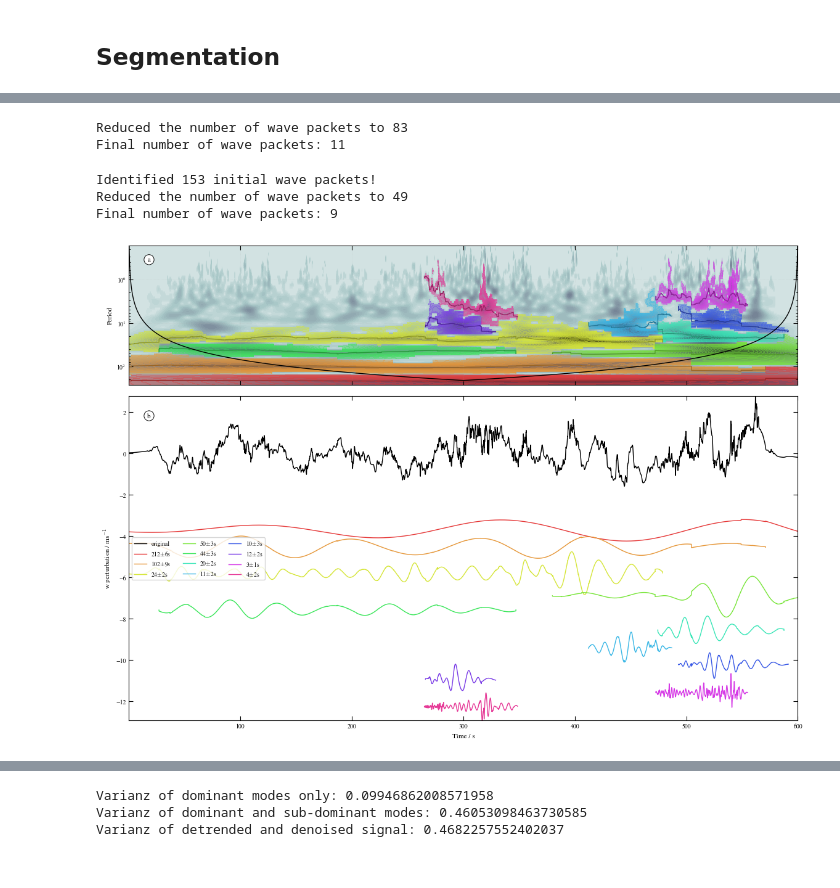
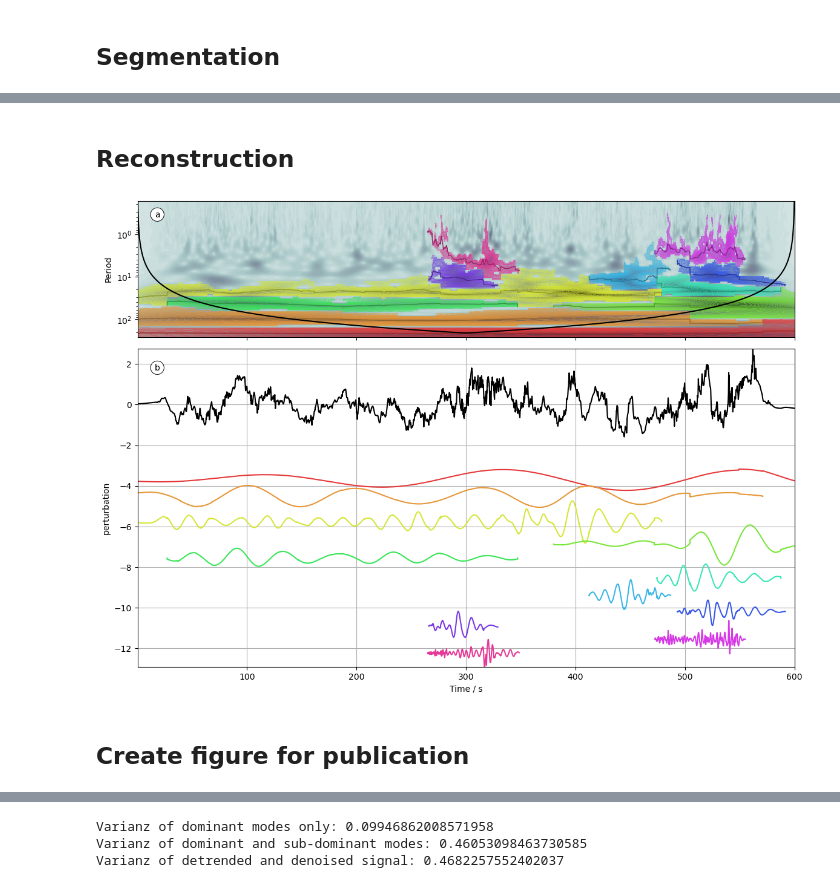
Before and after one commit to Waveguyde/WAVEGUISE, a Jupyter notebook: notebooks/10-1D_Strateole_2.ipynb, the cells around one changed output, grey strips where cells are left out. Saved outputs shown, nothing was run; the diff lists cells and outputs as text; code cells hidden in the pictures.

```diff
--- a/notebooks/10-1D_Strateole_2.ipynb
+++ b/notebooks/10-1D_Strateole_2.ipynb
@@ -132,6 +112,15 @@ for i in range(len(time)):
 ## Segmentation
 # %%
 WAS        = np.abs(denoised_cwt['decomposition'])
-seg_v1     = one.wavefield_segmentation_1d(WAS,noise_floor/2,connectivity_order=2)
+seg_v1     = one.wavefield_segmentation_1d(WAS,noise_level/2,connectivity_order=2)
 print('Identified', np.max(seg_v1), 'initial wave packets!')
+WP_labels      = np.arange(1,np.max(seg_v1)+1)
+k     = 2*np.pi/cwt_result['period']
+eps   = np.abs(np.diff(np.log(k)))[0]
+cluster_labels = one.find_clusters_in_freq(denoised_cwt, seg_v1, eps=eps)
+cluster_map    = one.build_cluster_map_with_noise(WP_labels,cluster_labels)
+seg_v2         = one.relabel_by_x_overlap(seg_v1, cluster_map)
+print('Reduced the number of wave packets to', np.max(seg_v2))
+seg_v3         = one.variance_filter(denoised_cwt, seg_v2, var_threshold=0.95)
+print('Final number of wave packets:', np.max(seg_v3))
 # %% [output]
@@ -143,34 +130,4 @@ noise_floor
-# %%
-WP_labels      = np.arange(1,np.max(seg_v1)+1)
-k     = 2*np.pi/cwt_result['period']
-eps   = np.abs(np.diff(np.log(k)))[0]
-cluster_labels = one.find_clusters_in_freq(denoised_cwt, seg_v1, eps=eps)
-cluster_map    = one.build_cluster_map_with_noise(WP_labels,cluster_labels)
-seg_v2         = one.relabel_by_x_overlap(seg_v1, cluster_map)
-print('Reduced the number of wave packets to', np.max(seg_v2))
-seg_v3         = one.variance_filter(denoised_cwt, seg_v2, var_threshold=0.95)
-print('Final number of wave packets:', np.max(seg_v3))
-# %% [output]
-Reduced the number of wave packets to 83
-Final number of wave packets: 11
-# %%
-noise = np.random.normal(0,noise_floor,len(time))
-noise_cwt = transform.decompose1d(noise, dt, s0, dj, js, opts={'param': 2*np.pi}, mode='scaled', dtype=np.complex128)
-a, noise_WAS = one.fit_global_WAS(noise_cwt['scale'],np.mean(np.abs(noise_cwt['decomposition']),axis=1))
-
-WAS    = np.abs(denoised_cwt['decomposition'])
-seg_v1 = one.wavefield_segmentation_1d(WAS/noise_WAS[:,None],1,connectivity_order=2)
-print('Identified', np.max(seg_v1), 'initial wave packets!')
-WP_labels      = np.arange(1,np.max(seg_v1)+1)
-cluster_labels = one.find_clusters_in_freq(denoised_cwt, seg_v1, eps=0.09)
-cluster_map    = one.build_cluster_map_with_noise(WP_labels,cluster_labels)
-seg_v2         = one.relabel_by_x_overlap(seg_v1, cluster_map)
-print('Reduced the number of wave packets to', np.max(seg_v2))
-seg_v3         = one.variance_filter(denoised_cwt, seg_v2, var_threshold=0.95)
-print('Final number of wave packets:', np.max(seg_v3))
-# %% [output]
-Identified 153 initial wave packets!
-Reduced the number of wave packets to 49
-Final number of wave packets: 9
+# %% [markdown]
+## Reconstruction
 # %%
 recon_seg, amp_seg, freq_seg = one.recon_WP_and_properties_1d(denoised_cwt,seg_v3)
@@ -179,7 +157,7 @@ per_seg = 2*np.pi/freq_seg
 WAS = np.abs(cwt_result['decomposition'])
 
 N_waves = np.max(seg_v3)
-colors  = pt.get_distinct_colors(N_waves)
+colors  = get_distinct_colors(N_waves)
 
 TIME, PERIOD = np.meshgrid(time, cwt_result["period"])
 
@@ -188,12 +166,9 @@ gskw = {"hspace": 0.05, "wspace": 0.05, "width_ratios": [1], "height_ratios": [3
 
 fig, ax=plt.subplots(2, 1, figsize=(14,10), gridspec_kw=gskw, sharex=True)
 
-#plot_WAS = ax[0].contourf(TIME, PERIOD, WAS, levels=np.linspace(-0.1,np.max(WAS),51), cmap='bone_r')
-plot_WAS = ax[0].contourf(TIME, PERIOD, np.abs(denoised_cwt['decomposition']), levels=np.linspace(-0.1,np.max(WAS),51), cmap='bone_r')
-#plt.colorbar(plot_WAS, location="right", orientation="vertical", label="Wave amplitude / ms$^{-1}$")
+plot_WAS = ax[0].contourf(TIME, PERIOD, WAS, levels=np.linspace(-0.1,np.max(WAS),51), cmap='bone_r')
 ax[0].set_yscale("log")
 ax[0].set_ylabel("Period")
-#ax[0].set_yticks([0.5,1,2,6,12,24,48,4*24,11*24],['30min','1h','2h','6h','12h','24h','2d','4d','11d'])
 ax[0].set_ylim([np.max(cwt_result['period']),np.min(cwt_result['period'])])
 
 ax[1].tick_params(which="both", labelbottom=True, labeltop=False)
@@ -207,50 +182,42 @@ for lab in np.unique(seg_v3):
         continue
 
     # Create a noise WAS as proper reference
-    noise = np.random.normal(0,noise_floor,len(time))
+    noise = np.random.normal(0,noise_level,len(time))
     noise_cwt = transform.decompose1d(noise, dt, s0, dj, js, opts={'param': 2*np.pi}, mode='scaled', dtype=np.complex128)
     noise_WAS = one.get_noise_WAS(noise_cwt['scale'],np.mean(np.abs(noise_cwt['decomposition']),axis=1))
 
     mask = (seg_v3 == lab) & (WAS > noise_WAS[:,None])
-
-    #y0 = np.mean(freq_seg[lab,:])
     masked_WAS = np.ma.masked_where(~mask, WAS)
     # Base color
     base = mcolors.to_rgb(colors[lab-1])
 
     # Create custom colormap: white -> orange -> black
     cmap = mcolors.LinearSegmentedColormap.from_list(
         "white_orange_black",
         [(0.0, base),(0.5, base),(1.0, base)]
     )
     ax[0].contourf(TIME, PERIOD, masked_WAS, levels=np.linspace(0,np.max(WAS),51), cmap=cmap, alpha=0.4)
-    #ax[0].text(ds['time'].isel(time=0),y0,labels[lab-1])
-    ax[0].plot(time, per_seg[lab-1,:], c=pt.darken(colors[lab-1],factor=0.67), linewidth=1)
+    ax[0].plot(time, per_seg[lab-1,:], c=darken(colors[lab-1],factor=0.67), linewidth=1)
 
 x2 = time
 order=2*np.pi
 coi_x = np.minimum(x2,x2[-1]-x2)
 coi_boundary_scale = coi_x / np.sqrt(2)
 coi_boundary_wavelength = 4*np.pi*coi_boundary_scale/(order+np.sqrt(2+order**2))
 ax[0].plot(time, coi_boundary_wavelength, c='k')
-#ax[0].fill_between(ds['time'], coi_boundary_wavelength, y2=np.max(cwt_result['period']), hatch='/', color='grey', alpha=0.5)
 
-offset = pt.compute_offsets(wavy_stuff,amp_seg)
+offset = compute_offsets(wavy_stuff,amp_seg)
 
 # ORIGINAL
 ax[1].plot(time, wavy_stuff, c='k', label='original')
-ax[1].set_ylabel('w perturbation / ms$^{-1}$')
+ax[1].set_ylabel('perturbation')
 ax[1].set_ylim([2*offset[-1]-offset[-2],np.max(np.abs(wavy_stuff))])
-#ax[1].set_yticks([-10,-9,-8,-7,-6,-5,-4,-3,-2,-1,0,1,2],['','','','','','','','','-2','-1','0','1','2'])
 
 for idx in range(N_waves):
-    ax[1].plot(time,np.where(amp_seg[idx]==0,np.nan,recon_seg[idx]+offset[idx]),c=colors[idx],label=f"{np.mean(per_seg[idx,amp_seg[idx]>0]):.0f}$\pm${np.std(per_seg[idx,amp_seg[idx]>0]):.0f}s")
+    ax[1].plot(time,np.where(amp_seg[idx]==0,np.nan,recon_seg[idx]+offset[idx]),c=colors[idx])
 
 ax[0].text(0.03,0.9,'a',va='center', ha='center', bbox=letterbox, transform=ax[0].transAxes)
 ax[1].text(0.03,0.94,'b',va='center', ha='center', bbox=letterbox, transform=ax[1].transAxes)
-ax[1].legend(loc='center left', ncols=3)
 ax[1].grid(which='both')
-
-#plt.savefig('./plots/WAVEGUISE_BAHAMAS_w.png',dpi=200,bbox_inches="tight",pad_inches=0.03)
 # %% [output]
-[figure, old version]
+[figure, new version]
@@ -261,0 +224,2 @@ dark_tab_colors = [pt.darken(c, 0.8) for c in [
+# %% [markdown]
+## Create figure for publication
```
Also changed, not shown: parts of 17 cells of this notebook.
